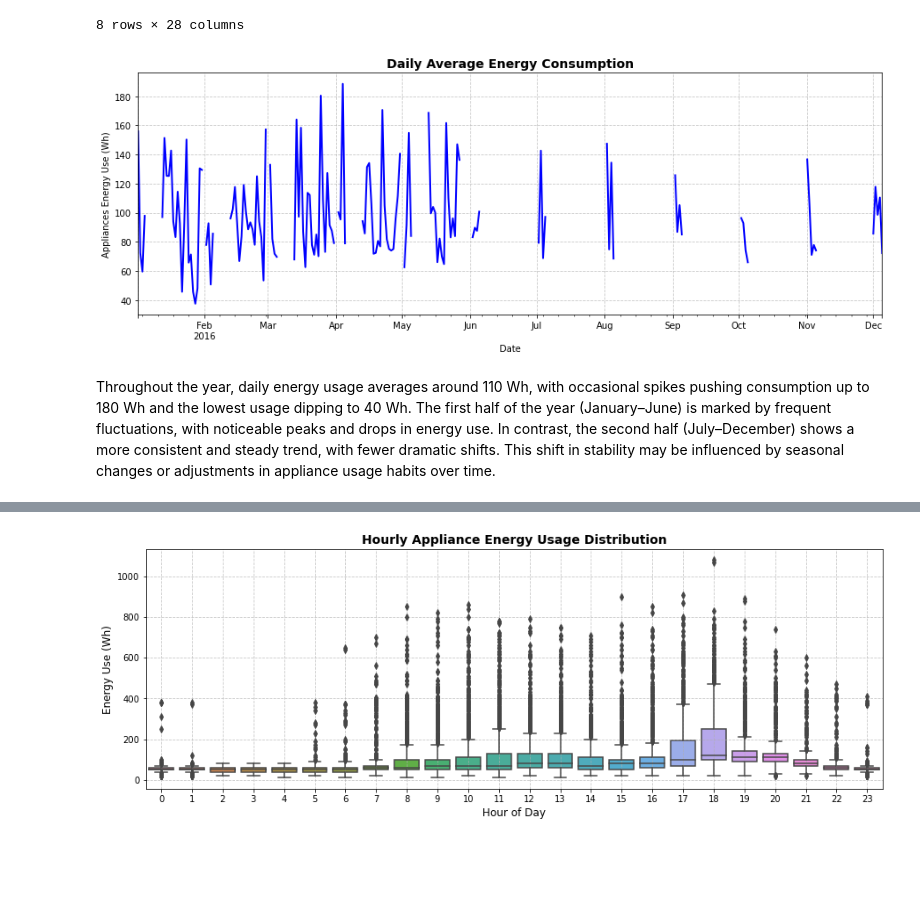
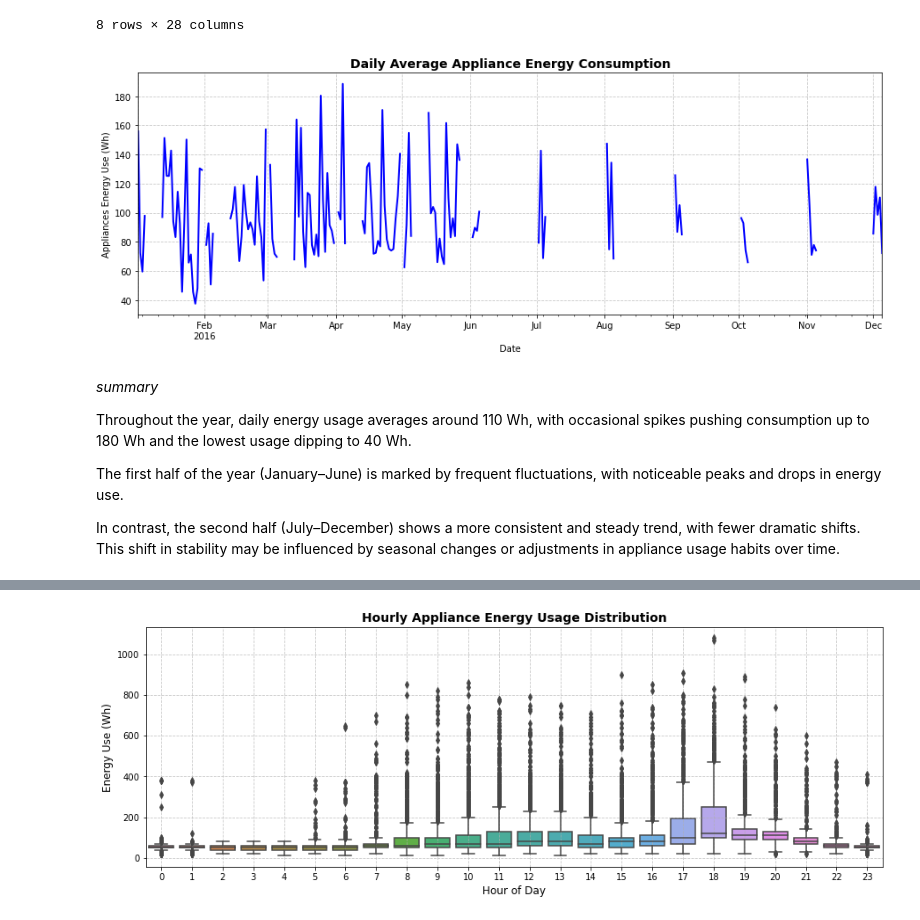
Before and after one commit to EngBrian/Appliances_Energy_Prediction, a Jupyter notebook: index.ipynb, the cells around one changed output, grey strips where cells are left out. Drawn from its saved outputs; the diff is of its cells as text; code cells hidden in the pictures; blank space fills up the shorter version.

Commit message:
added some more visualizations

```diff
--- a/index.ipynb
+++ b/index.ipynb
@@ -78,7 +78,7 @@ import seaborn as sns
 import statsmodels.api as sm
 # %%
 # load data as dataframe
-df = pd.read_csv('energydata_complete.csv', index_col=None)
+df = pd.read_csv('energydata_complete.csv')
 df.head()
 # %% [output]
 |  | date | Appliances | lights | T1 | RH_1 | T2 | RH_2 | T3 | RH_3 | T4 | ... | ... |
@@ -172,28 +172,33 @@ df.describe()
 # %%
 # Plot a line graph of Daily Trend of Appliance Energy Consumption
 
 # Convert 'date' column to datetime and set it as the index
 #df.rename(columns={' date': 'date'}, inplace=True)  # Fix leading space
 df['date'] = pd.to_datetime(df['date'])
 df.set_index('date', inplace=True)
 
 # Resample to compute the daily average energy consumption
 daily_usage = df['Appliances'].resample('D').mean()
 
 # Create the plot
 fig, ax = plt.subplots(figsize=(15, 5))
 daily_usage.plot(ax=ax, color='blue', linewidth=2)
 
 # Enhance visualization
-ax.set_title('Daily Average Energy Consumption', fontsize=14, fontweight='bold')
+ax.set_title('Daily Average Appliance Energy Consumption', fontsize=14, fontweight='bold')
 ax.set_ylabel('Appliances Energy Use (Wh)')
 ax.set_xlabel('Date')
 ax.grid(True, linestyle='--', alpha=0.7)
 
 # Display the plot
 plt.show()
 # %% [output]
-[figure, old version]
+[figure, new version]
 # %% [markdown]
+_summary_
+
 Throughout the year, daily energy usage averages around 110 Wh, with occasional spikes pushing consumption up to 180 Wh and the lowest usage dipping to 40 Wh.
-The first half of the year (January–June) is marked by frequent fluctuations, with noticeable peaks and drops in energy use. In contrast, the second half (July–December) shows a more consistent and steady trend, with fewer dramatic shifts. This shift in stability may be influenced by seasonal changes or adjustments in appliance usage habits over time.
+
+The first half of the year (January–June) is marked by frequent fluctuations, with noticeable peaks and drops in energy use.
+
+In contrast, the second half (July–December) shows a more consistent and steady trend, with fewer dramatic shifts. This shift in stability may be influenced by seasonal changes or adjustments in appliance usage habits over time.
```
Also changed, not shown: parts of 11 cells of this notebook.
